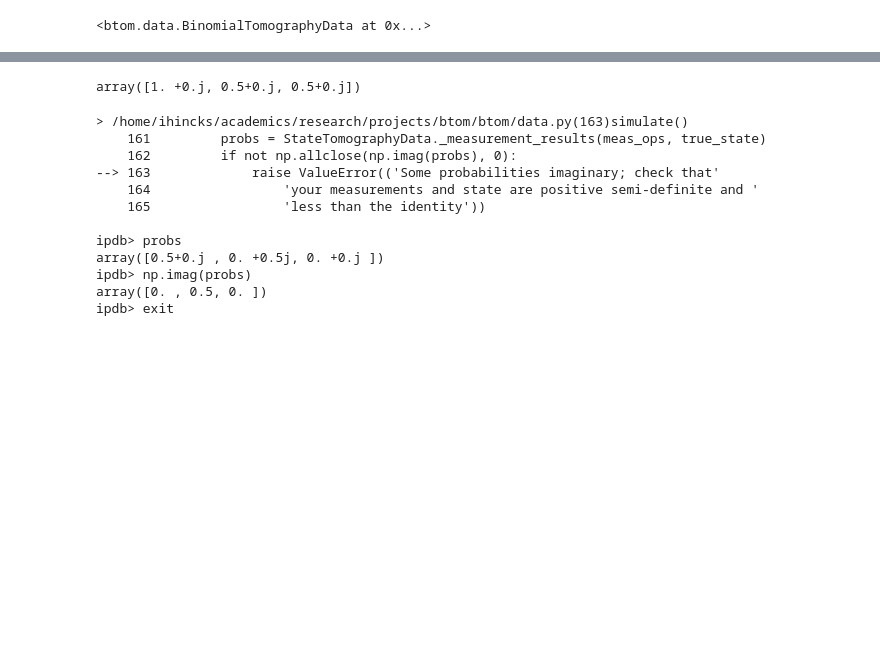
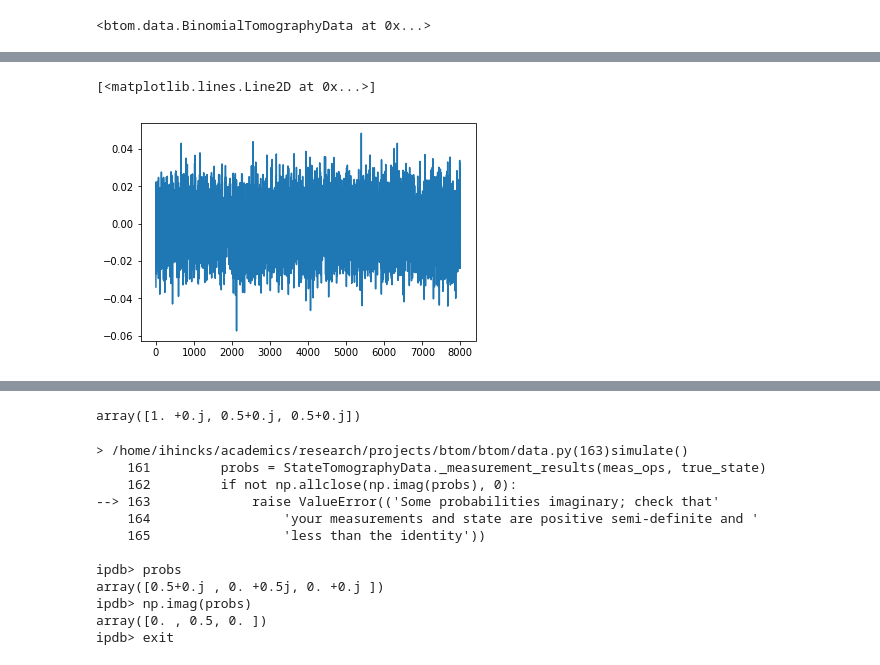
Before and after one commit to ihincks/btom, a Jupyter notebook: examples/binomial-example.ipynb, the cells around one changed output, grey strips where cells are left out. Saved outputs shown, nothing was run; the diff lists cells and outputs as text; code cells hidden in the pictures; blank space fills up the shorter version.

```diff
--- a/examples/binomial-example.ipynb
+++ b/examples/binomial-example.ipynb
@@ -29,0 +30,7 @@ pos.bloch_plot()
+# %%
+fit = pos._sampler._raw_sample(data.stan_data)
+# %%
+plt.plot(fit['rho_real'][:,1,0])
+# %% [output]
+[<matplotlib.lines.Line2D at 0x...>]
+[figure, added]
```
Also changed, not shown: parts of 6 cells of this notebook.
